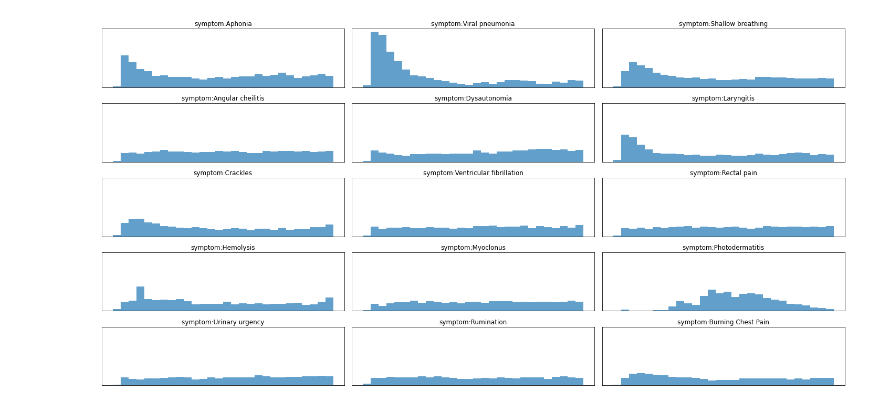
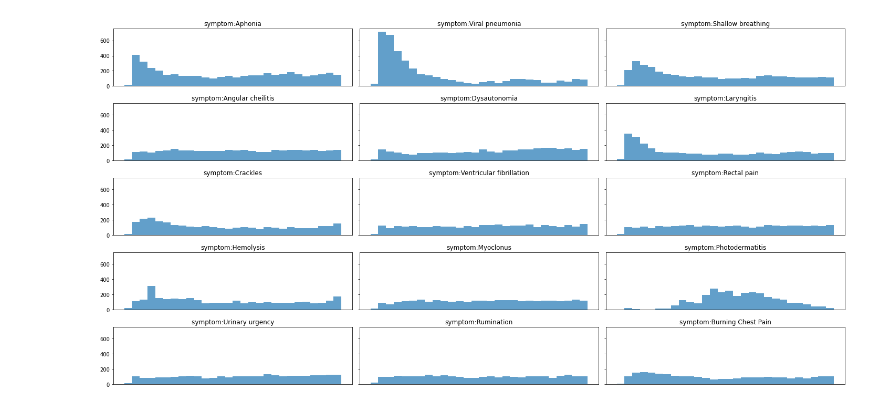
Before and after one commit to JumjieYang/COVID19-ML, a Jupyter notebook: visualize.ipynb, the cells around one changed output. Cells and saved outputs as stored; diff of their text form; code cells hidden in the pictures.

Commit message:
visualize

```diff
--- a/visualize.ipynb
+++ b/visualize.ipynb
@@ -1,32 +1,31 @@
 # %%
 
 import pandas as pd
 import numpy as np
 %matplotlib inline
 import matplotlib.pyplot as plt
 
 df = pd.read_csv('result.csv')
 df.iloc[:, 3:] = df.iloc[:, 3:].apply(pd.to_numeric)
 df['date'] = pd.to_datetime(df['date'], format='%Y-%m-%d')
 symptoms = pd.DataFrame(df[df.columns[3:-1]].sum(axis=0), columns=['sum']).\
     sort_values(by=['sum'], ascending=False).head(15).index.values
 
 result = df.groupby('date').sum()[symptoms].reset_index()
 # print(result.reset_index)
 
 str = 'symptom:Aphonia'
 fig, ax = plt.subplots(5,3, sharey=True, figsize=(20, 10))
 count = 1
 for i in range(0,5):
     for j in range(0,3):
         ax[i,j].bar(result.date, result.iloc[:, count], alpha=0.7, width=7)
         ax[i,j].set_title(symptoms[count-1])
         count+=1
 
 for ax in fig.get_axes():
     ax.set_xticks([])
-    ax.set_yticks([])
 plt.tight_layout()
 plt.show()
 # %% [output]
-[figure, old version]
+[figure, new version]
```
